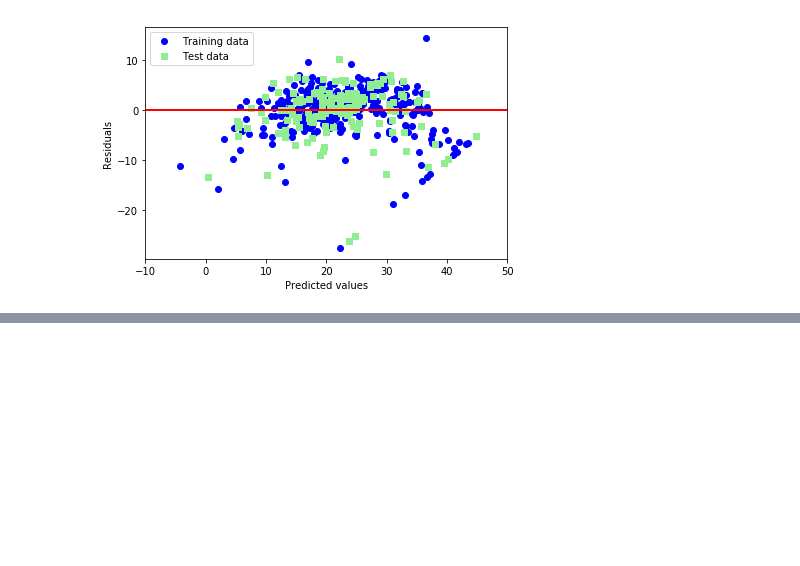
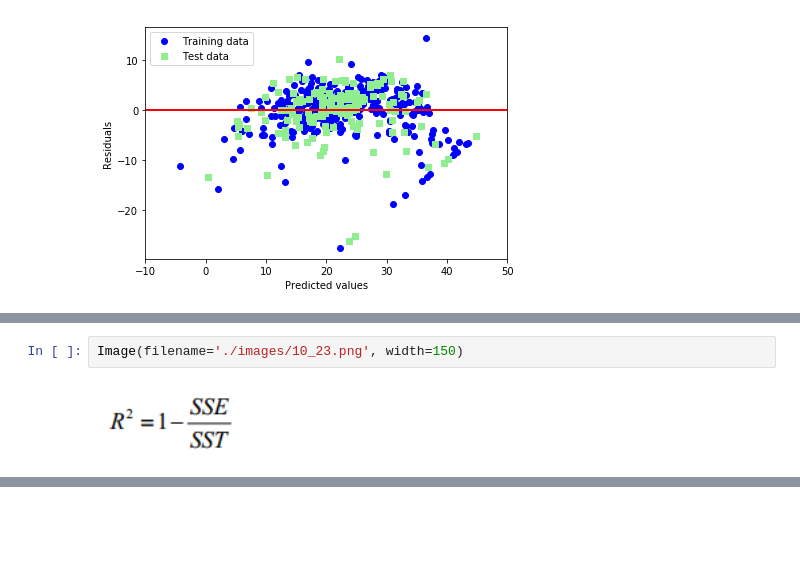
Before and after one commit to rnder/python-machine-learning-book, a Jupyter notebook: code/ch10/ch10-kor.ipynb, the cells around one changed output, grey strips where cells are left out. Cells and saved outputs as stored; diff of their text form; blank space fills up the shorter version.

```diff
--- a/code/ch10/ch10-kor.ipynb
+++ b/code/ch10/ch10-kor.ipynb
@@ -471,0 +524,4 @@ R^2 train: 0.765, test: 0.673
+# %%
+Image(filename='./images/10_23.png', width=150)
+# %% [output]
+[figure, added]
```
Also changed, not shown: parts of 21 cells of this notebook, 8 other files.
